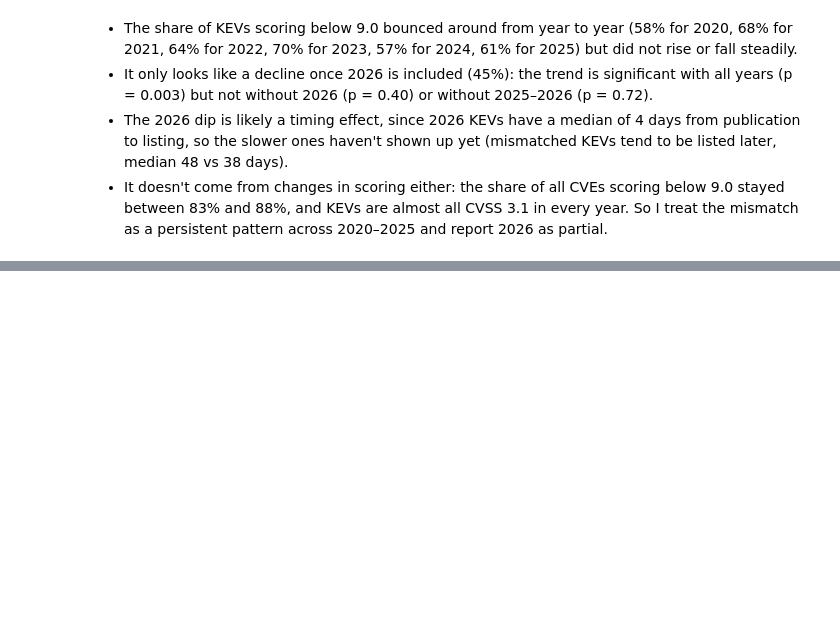
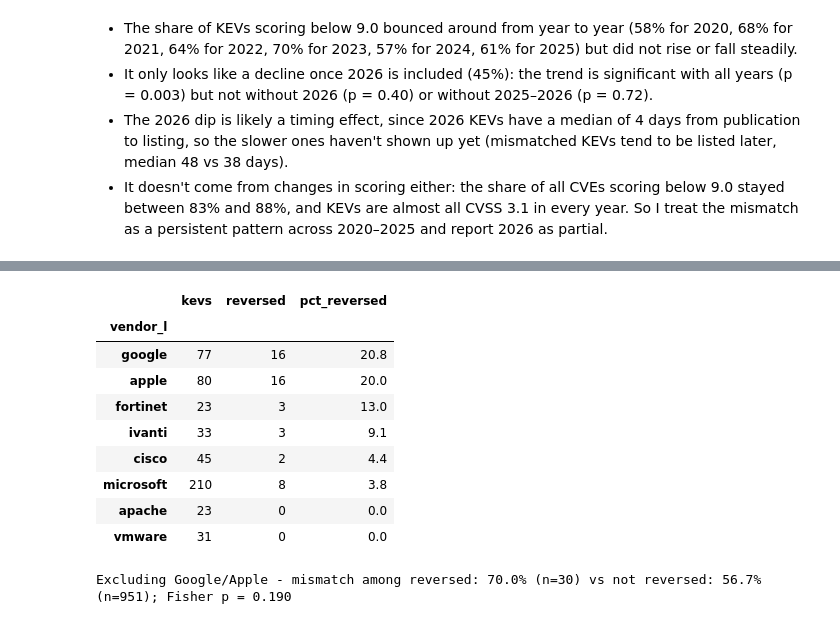
Before and after one commit to aaliyahmjh/data698-capstone, a Jupyter notebook: notebooks/core_eda.ipynb, the cells around one changed output, grey strips where cells are left out. Cells and saved outputs as stored; diff of their text form; code cells hidden in the pictures; blank space fills up the shorter version.

```diff
--- a/notebooks/core_eda.ipynb
+++ b/notebooks/core_eda.ipynb
@@ -5476,0 +5626,27 @@ plt.show()
+# %%
+top = rv["vendor"].str.lower().value_counts().head(8).index
+tab = (rv.assign(vendor_l=rv["vendor"].str.lower())
+         .query("vendor_l in @top")
+         .groupby("vendor_l").agg(kevs=("cve", "size"), reversed=("reversed", "sum")))
+tab["pct_reversed"] = (tab["reversed"] / tab["kevs"] * 100).round(1)
+display(tab.sort_values("pct_reversed", ascending=False))
+# %% [output]
+|  | kevs | reversed | pct_reversed |
+| vendor_l |  |  |  |
+| google | 77 | 16 | 20.8 |
+| apple | 80 | 16 | 20.0 |
+| fortinet | 23 | 3 | 13.0 |
+| ivanti | 33 | 3 | 9.1 |
+| cisco | 45 | 2 | 4.4 |
+| microsoft | 210 | 8 | 3.8 |
+| apache | 23 | 0 | 0.0 |
+| vmware | 31 | 0 | 0.0 |
+# %%
+rv["vendor_l"] = rv["vendor"].str.lower()
+rest = rv[~rv["vendor_l"].isin(["google", "apple"])]
+a, b = int(rest.loc[rest["reversed"], "below9"].sum()), int((~rest.loc[rest["reversed"], "below9"]).sum())
+c, d = int(rest.loc[~rest["reversed"], "below9"].sum()), int((~rest.loc[~rest["reversed"], "below9"]).sum())
+print(f"Excluding Google/Apple - mismatch among reversed: {a/(a+b)*100:.1f}% (n={a+b}) vs not reversed: {c/(c+d)*100:.1f}% (n={c+d}); "
+      f"Fisher p = {fisher_exact([[a, b], [c, d]])[1]:.3f}")
+# %% [output]
+Excluding Google/Apple - mismatch among reversed: 70.0% (n=30) vs not reversed: 56.7% (n=951); Fisher p = 0.190
```
Also changed, not shown: parts of 9 cells of this notebook, 3 other files.
